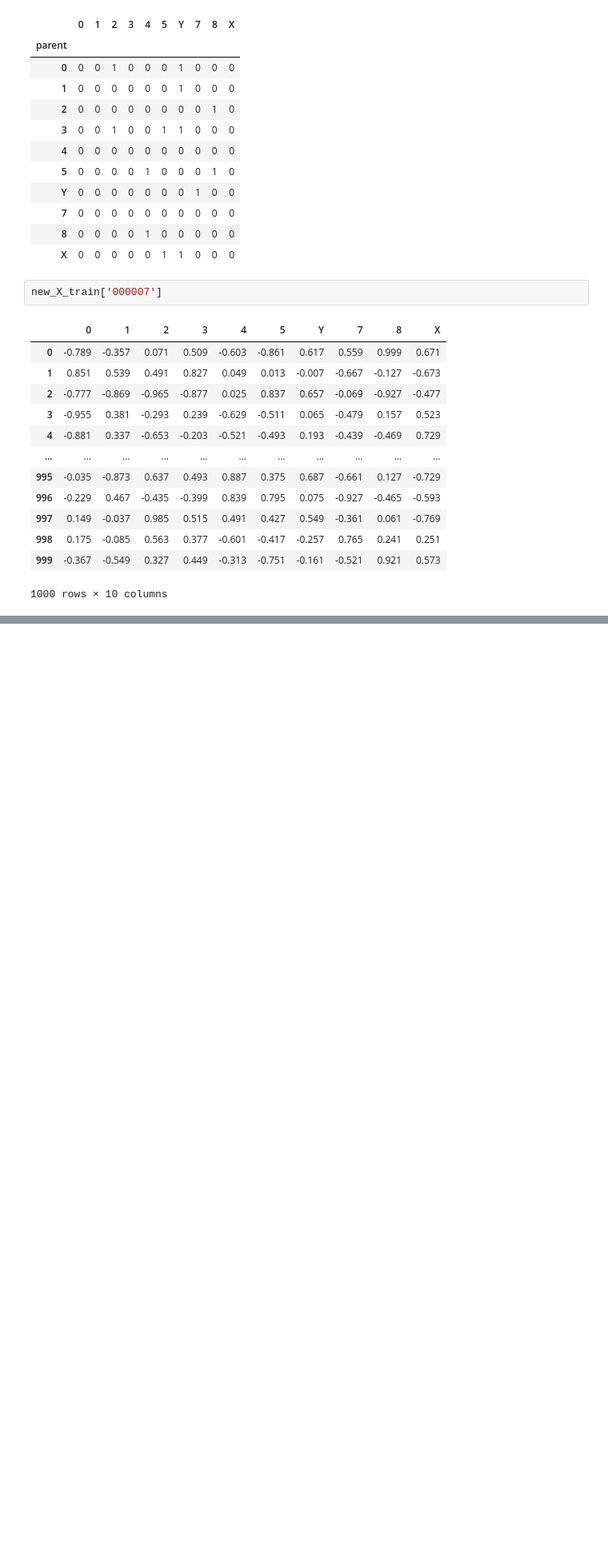
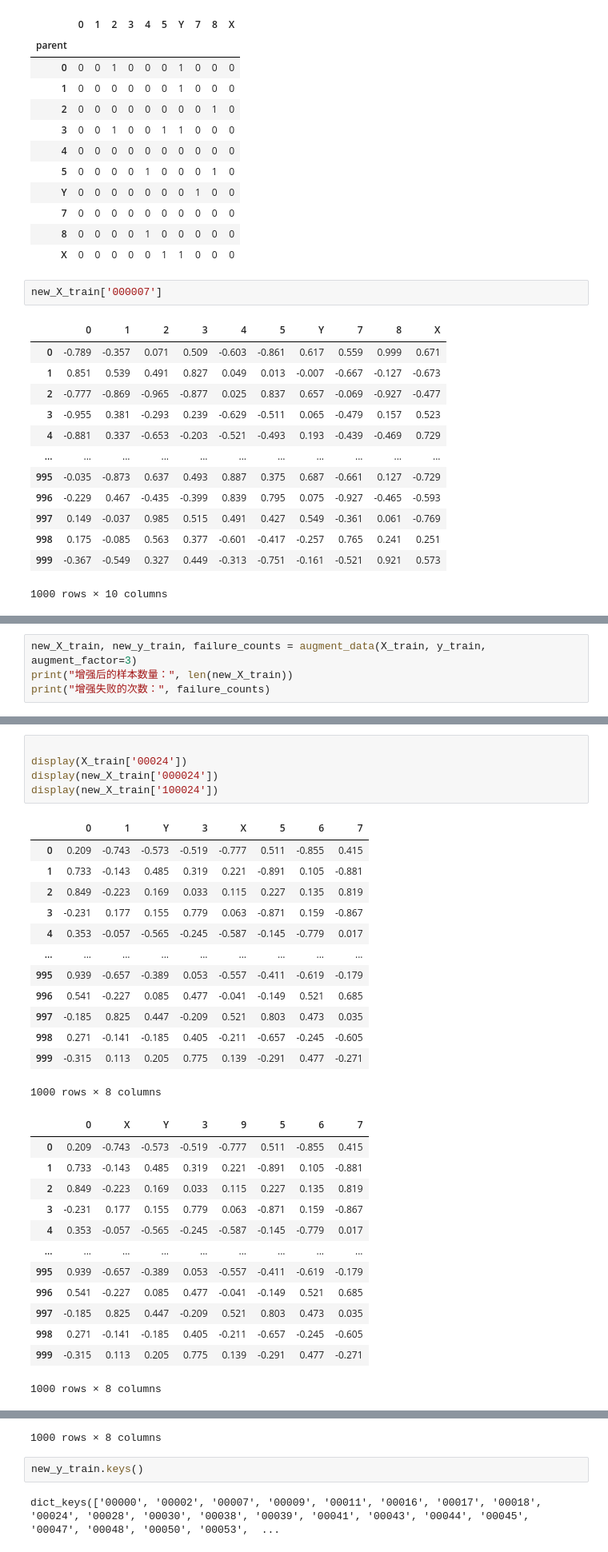
Before and after one commit to Ori-Replication/ADIA-Lab-Causal-Discovery, a Jupyter notebook: test_data_augmentation.ipynb, the cells around one changed output, grey strips where cells are left out. Shown at 80% size. Saved outputs shown, nothing was run; the diff lists cells and outputs as text; blank space fills up the shorter version.

Commit message:
augment v3

```diff
--- a/test_data_augmentation.ipynb
+++ b/test_data_augmentation.ipynb
@@ -342,0 +502,4 @@ new_X_train['000007']
+# %%
+new_X_train, new_y_train, failure_counts = augment_data(X_train, y_train, augment_factor=3)
+print("增强后的样本数量：", len(new_X_train))
+print("增强失败的次数：", failure_counts)
@@ -342,0 +556,32 @@ new_X_train['000007']
+# %%
+
+display(X_train['00024'])
+display(new_X_train['000024'])
+display(new_X_train['100024'])
+# %% [output]
+|  | 0 | 1 | Y | 3 | X | 5 | 6 | 7 |
+| 0 | 0.209 | -0.743 | -0.573 | -0.519 | -0.777 | 0.511 | -0.855 | 0.415 |
+| 1 | 0.733 | -0.143 | 0.485 | 0.319 | 0.221 | -0.891 | 0.105 | -0.881 |
+| 2 | 0.849 | -0.223 | 0.169 | 0.033 | 0.115 | 0.227 | 0.135 | 0.819 |
+| 3 | -0.231 | 0.177 | 0.155 | 0.779 | 0.063 | -0.871 | 0.159 | -0.867 |
+| 4 | 0.353 | -0.057 | -0.565 | -0.245 | -0.587 | -0.145 | -0.779 | 0.017 |
+| ... | ... | ... | ... | ... | ... | ... | ... | ... |
+| 995 | 0.939 | -0.657 | -0.389 | 0.053 | -0.557 | -0.411 | -0.619 | -0.179 |
+| 996 | 0.541 | -0.227 | 0.085 | 0.477 | -0.041 | -0.149 | 0.521 | 0.685 |
+| 997 | -0.185 | 0.825 | 0.447 | -0.209 | 0.521 | 0.803 | 0.473 | 0.035 |
+| 998 | 0.271 | -0.141 | -0.185 | 0.405 | -0.211 | -0.657 | -0.245 | -0.605 |
+| 999 | -0.315 | 0.113 | 0.205 | 0.775 | 0.139 | -0.291 | 0.477 | -0.271 |
+1000 rows × 8 columns
+|  | 0 | X | Y | 3 | 9 | 5 | 6 | 7 |
+| 0 | 0.209 | -0.743 | -0.573 | -0.519 | -0.777 | 0.511 | -0.855 | 0.415 |
+| 1 | 0.733 | -0.143 | 0.485 | 0.319 | 0.221 | -0.891 | 0.105 | -0.881 |
+| 2 | 0.849 | -0.223 | 0.169 | 0.033 | 0.115 | 0.227 | 0.135 | 0.819 |
+| 3 | -0.231 | 0.177 | 0.155 | 0.779 | 0.063 | -0.871 | 0.159 | -0.867 |
+| 4 | 0.353 | -0.057 | -0.565 | -0.245 | -0.587 | -0.145 | -0.779 | 0.017 |
+| ... | ... | ... | ... | ... | ... | ... | ... | ... |
+| 995 | 0.939 | -0.657 | -0.389 | 0.053 | -0.557 | -0.411 | -0.619 | -0.179 |
+| 996 | 0.541 | -0.227 | 0.085 | 0.477 | -0.041 | -0.149 | 0.521 | 0.685 |
+| 997 | -0.185 | 0.825 | 0.447 | -0.209 | 0.521 | 0.803 | 0.473 | 0.035 |
+| 998 | 0.271 | -0.141 | -0.185 | 0.405 | -0.211 | -0.657 | -0.245 | -0.605 |
+| 999 | -0.315 | 0.113 | 0.205 | 0.775 | 0.139 | -0.291 | 0.477 | -0.271 |
+1000 rows × 8 columns
@@ -342,0 +600,5 @@ new_X_train['000007']
+1000 rows × 8 columns
+# %%
+new_y_train.keys()
+# %% [output]
+dict_keys(['00000', '00002', '00007', '00009', '00011', '00016', '00017', '00018', '00024', '00028', '00030', '00038', '00039', '00041', '00043', '00044', '00045', '00047', '00048', '00050', '00053',  ...
```
Also changed, not shown: parts of 5 cells of this notebook.
